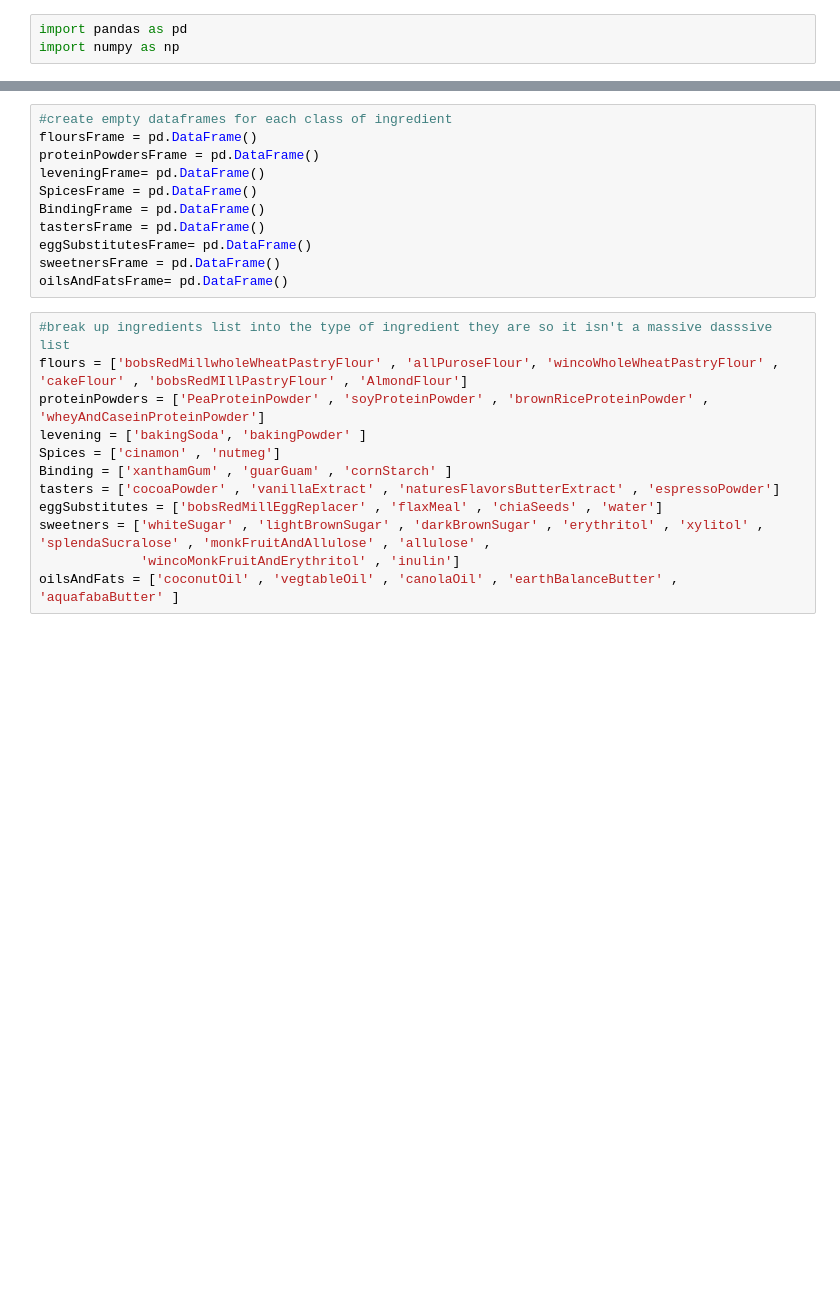
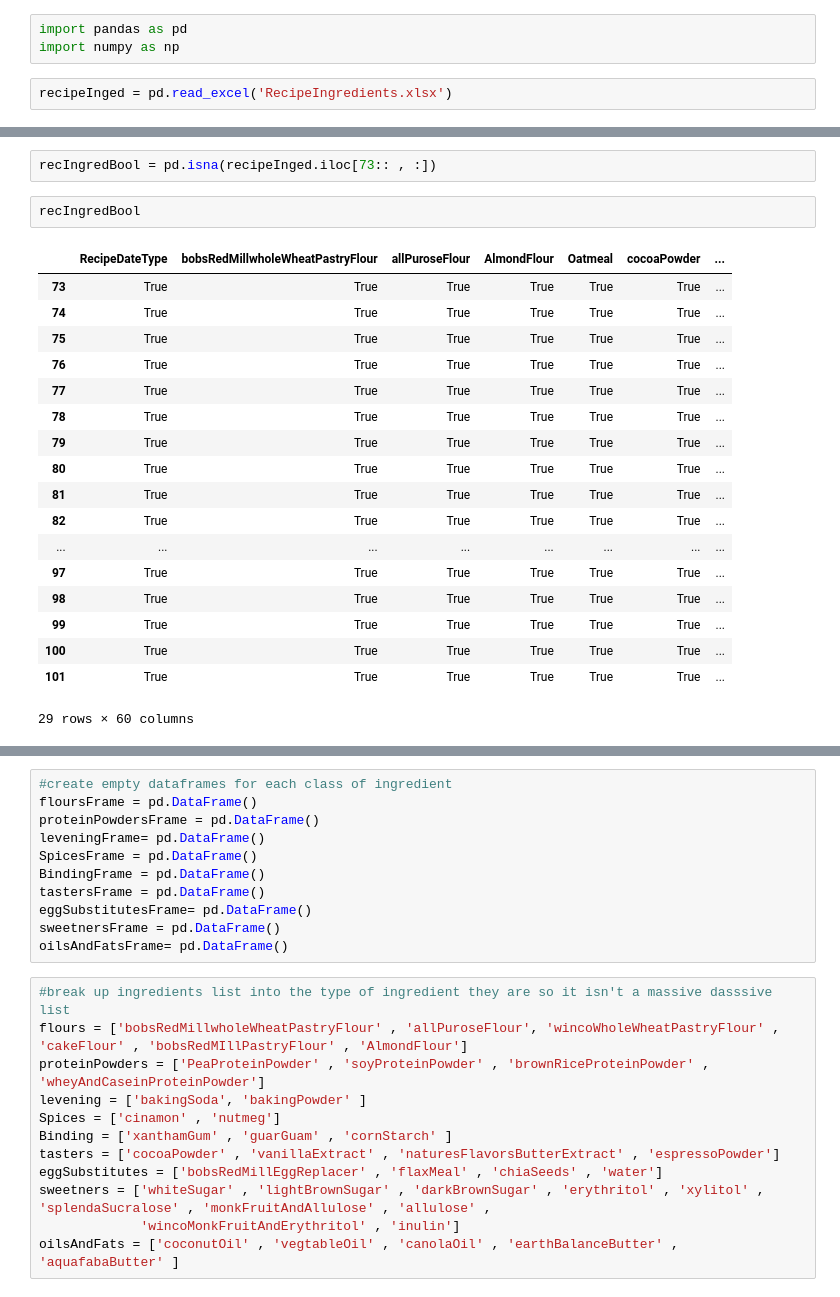
Before and after one commit to maxdickinson/DataTables, a Jupyter notebook: RecipesNutritionWorkbook.ipynb, the cells around one changed output, grey strips where cells are left out. Saved outputs shown, nothing was run; the diff lists cells and outputs as text; blank space fills up the shorter version.

```diff
--- a/RecipesNutritionWorkbook.ipynb
+++ b/RecipesNutritionWorkbook.ipynb
@@ -1,3 +1,5 @@
 # %%
 import pandas as pd
 import numpy as np
+# %%
+recipeInged = pd.read_excel('RecipeIngredients.xlsx')
@@ -3,0 +22,23 @@ import numpy as np
+# %%
+recIngredBool = pd.isna(recipeInged.iloc[73:: , :])
+# %%
+recIngredBool
+# %% [output]
+|  | RecipeDateType | bobsRedMillwholeWheatPastryFlour | allPuroseFlour | AlmondFlour | Oatmeal | cocoaPowder | ... |
+| 73 | True | True | True | True | True | True | ... |
+| 74 | True | True | True | True | True | True | ... |
+| 75 | True | True | True | True | True | True | ... |
+| 76 | True | True | True | True | True | True | ... |
+| 77 | True | True | True | True | True | True | ... |
+| 78 | True | True | True | True | True | True | ... |
+| 79 | True | True | True | True | True | True | ... |
+| 80 | True | True | True | True | True | True | ... |
+| 81 | True | True | True | True | True | True | ... |
+| 82 | True | True | True | True | True | True | ... |
+| ... | ... | ... | ... | ... | ... | ... | ... |
+| 97 | True | True | True | True | True | True | ... |
+| 98 | True | True | True | True | True | True | ... |
+| 99 | True | True | True | True | True | True | ... |
+| 100 | True | True | True | True | True | True | ... |
+| 101 | True | True | True | True | True | True | ... |
+29 rows × 60 columns
```
Also changed, not shown: parts of 46 cells of this notebook, 2 other files.
